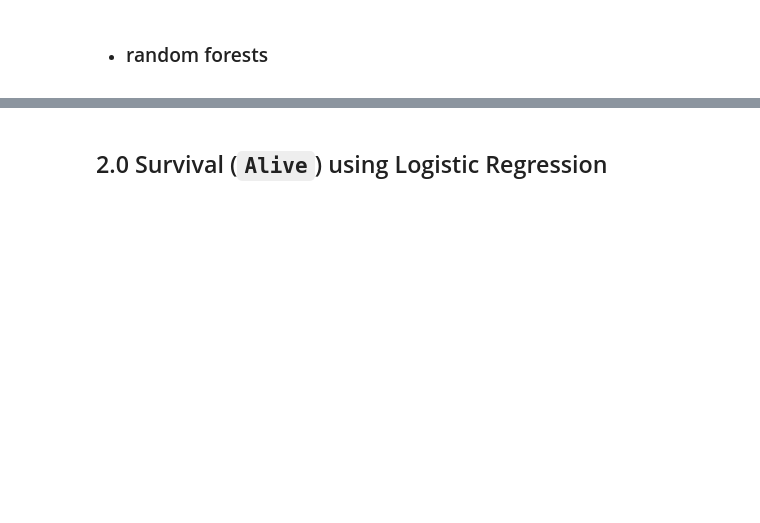
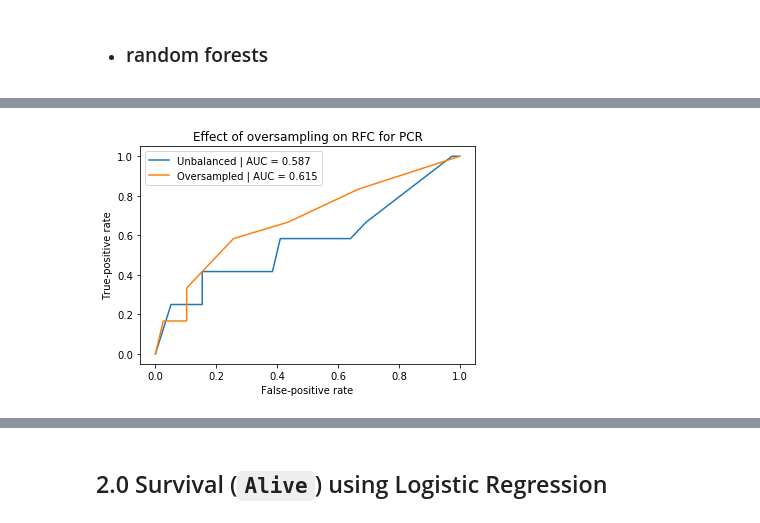
Before and after one commit to JCardenasRdz/Insights-into-the-I-SPY-clinical-trial, a Jupyter notebook: 3-Predictive_stats-2.ipynb, the cells around one changed output, grey strips where cells are left out. Cells and saved outputs as stored; diff of their text form; code cells hidden in the pictures; blank space fills up the shorter version.

```diff
--- a/3-Predictive_stats-2.ipynb
+++ b/3-Predictive_stats-2.ipynb
@@ -248,0 +135,7 @@ The estimated AUC is 0.526
+# %%
+# compare
+title ='Effect of oversampling on RFC for PCR'
+predictive_statistics.plot_compare_roc(fpr1, tpr1,fpr2, tpr2, auc1, auc2, title = title)
+plt.savefig('RFC_std_PCR.png')
+# %% [output]
+[figure, added]
```
Also changed, not shown: parts of 18 cells of this notebook, 7 other files.
